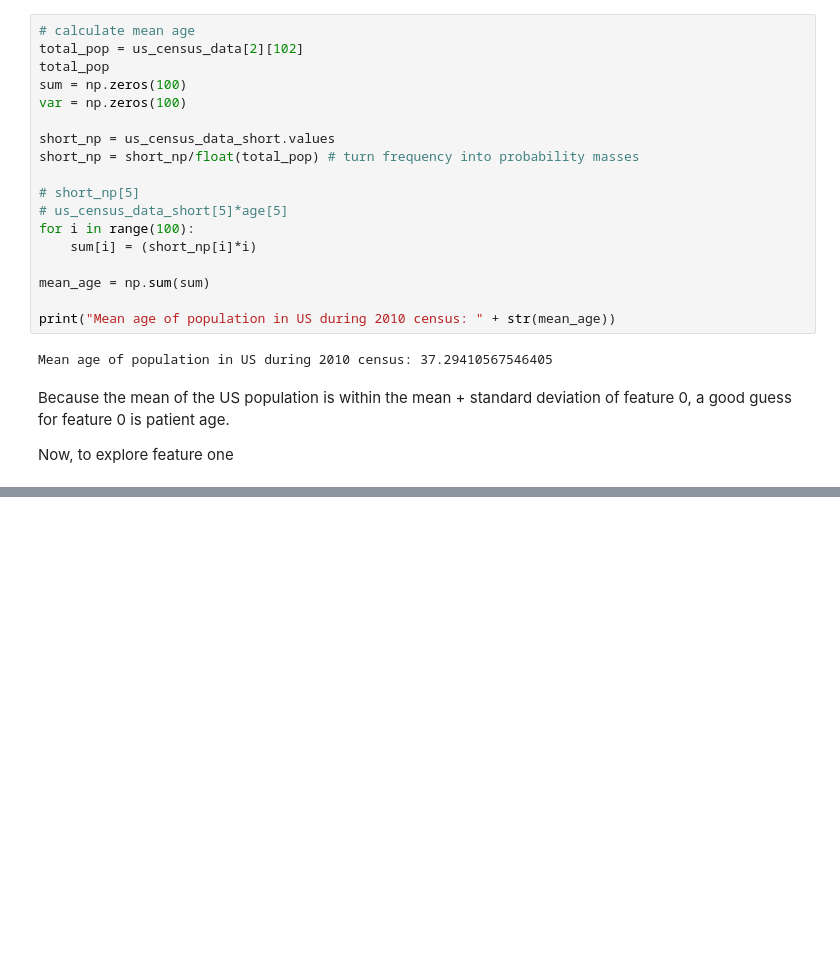
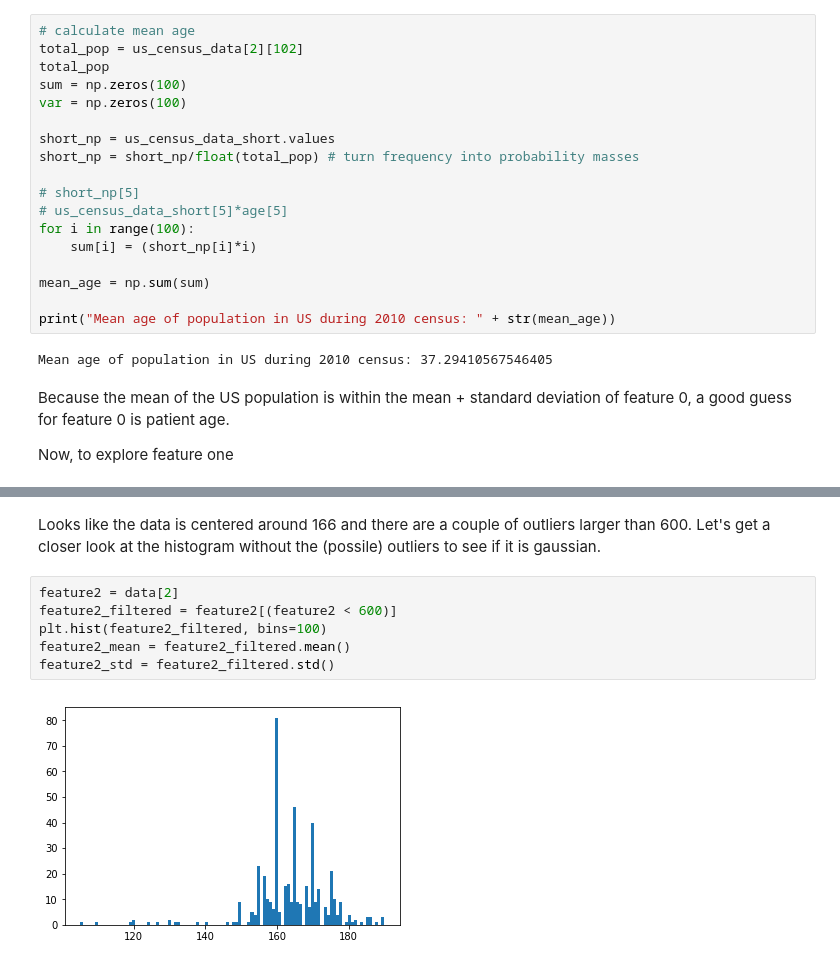
Before and after one commit to danieldiamont/DataScienceLab, a Jupyter notebook: Lab_1_dd28977.ipynb, the cells around one changed output, grey strips where cells are left out. Drawn from its saved outputs; the diff is of its cells as text; blank space fills up the shorter version.

```diff
--- a/Lab_1_dd28977.ipynb
+++ b/Lab_1_dd28977.ipynb
@@ -277,0 +324,10 @@ Now, to explore feature one
+# %% [markdown]
+Looks like the data is centered around 166 and there are a couple of outliers larger than 600. Let's get a closer look at the histogram without the (possile) outliers to see if it is gaussian.
+# %%
+feature2 = data[2]
+feature2_filtered = feature2[(feature2 < 600)]
+plt.hist(feature2_filtered, bins=100)
+feature2_mean = feature2_filtered.mean()
+feature2_std = feature2_filtered.std()
+# %% [output]
+[figure, added]
```
Also changed, not shown: parts of 30 cells of this notebook.
